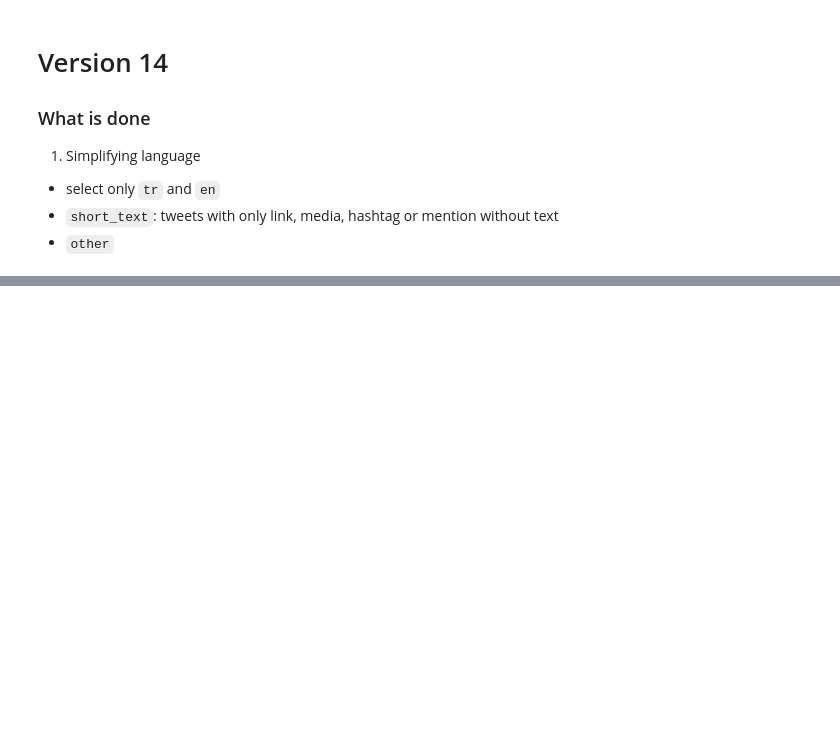
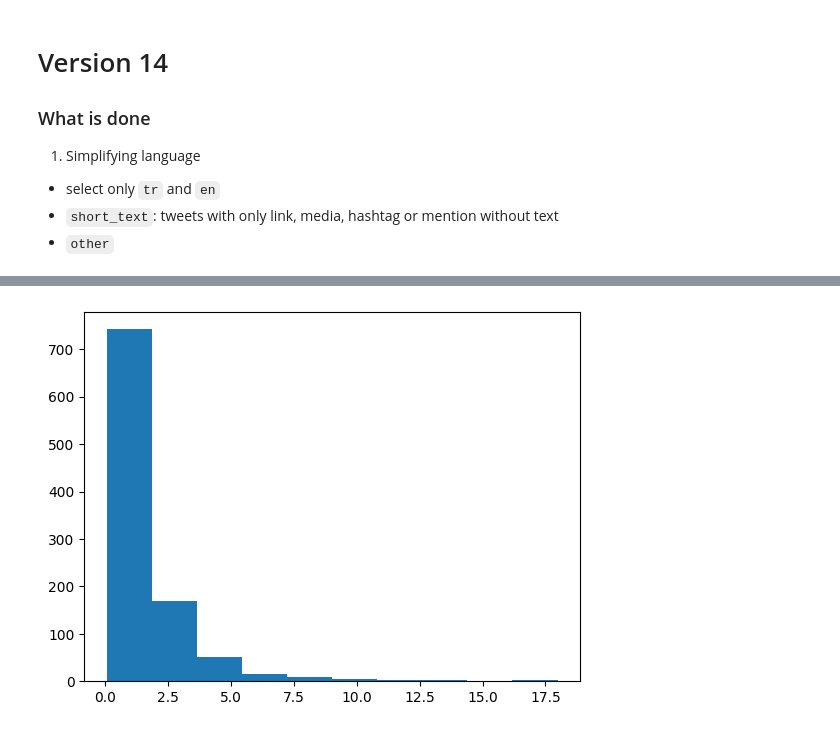
Before and after one commit to ossamum/kuleuven-thesis, a Jupyter notebook: 00_tweets_dataset_versioning.ipynb, the cells around one changed output, grey strips where cells are left out. Drawn from its saved outputs; the diff is of its cells as text; code cells hidden in the pictures; blank space fills up the shorter version.

```diff
--- a/00_tweets_dataset_versioning.ipynb
+++ b/00_tweets_dataset_versioning.ipynb
@@ -1201,0 +1219,6 @@ tweets_df_v14.to_pickle("all_tweets_v14.pkl")
+# %%
+a = lognorm.rvs(s=1, scale=1, size=1000)
+plt.hist(a)
+plt.show()
+# %% [output]
+[figure, added]
```
Also changed, not shown: parts of 22 cells of this notebook, 2 other files.
